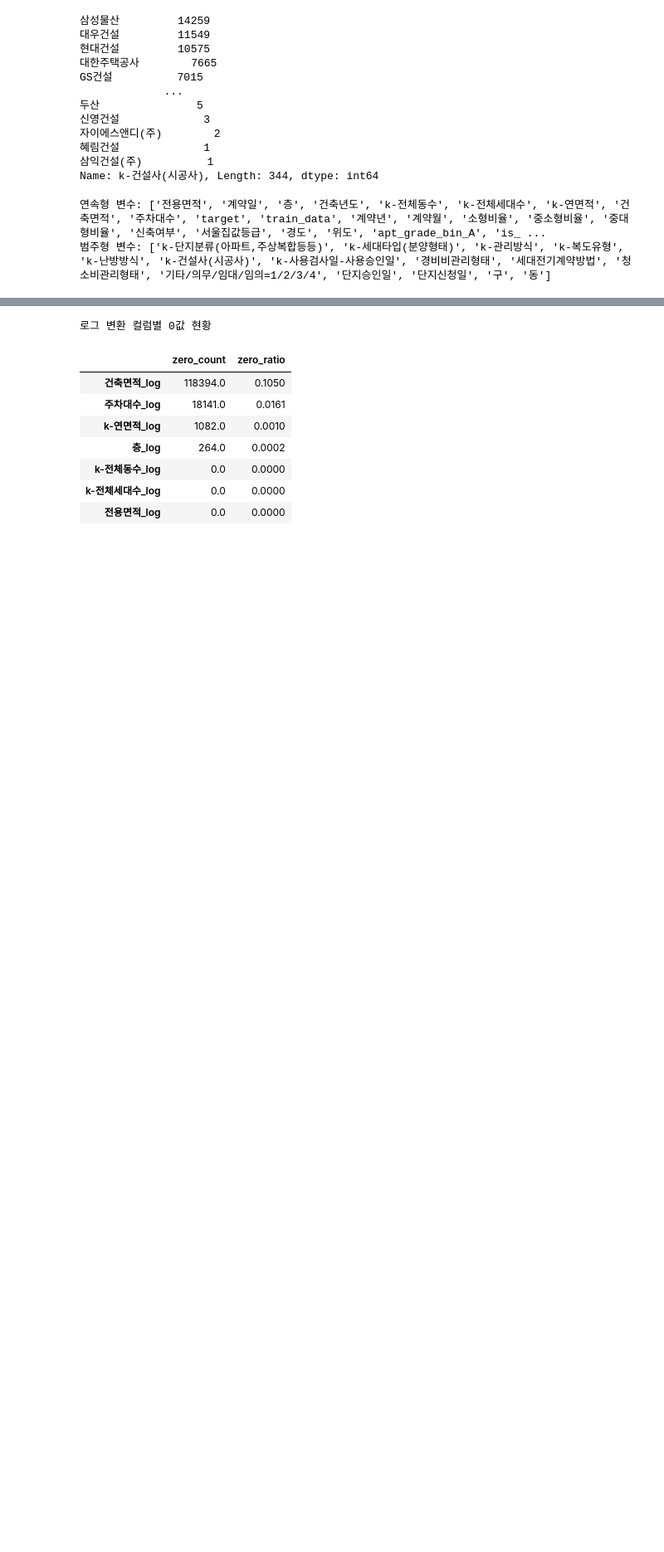
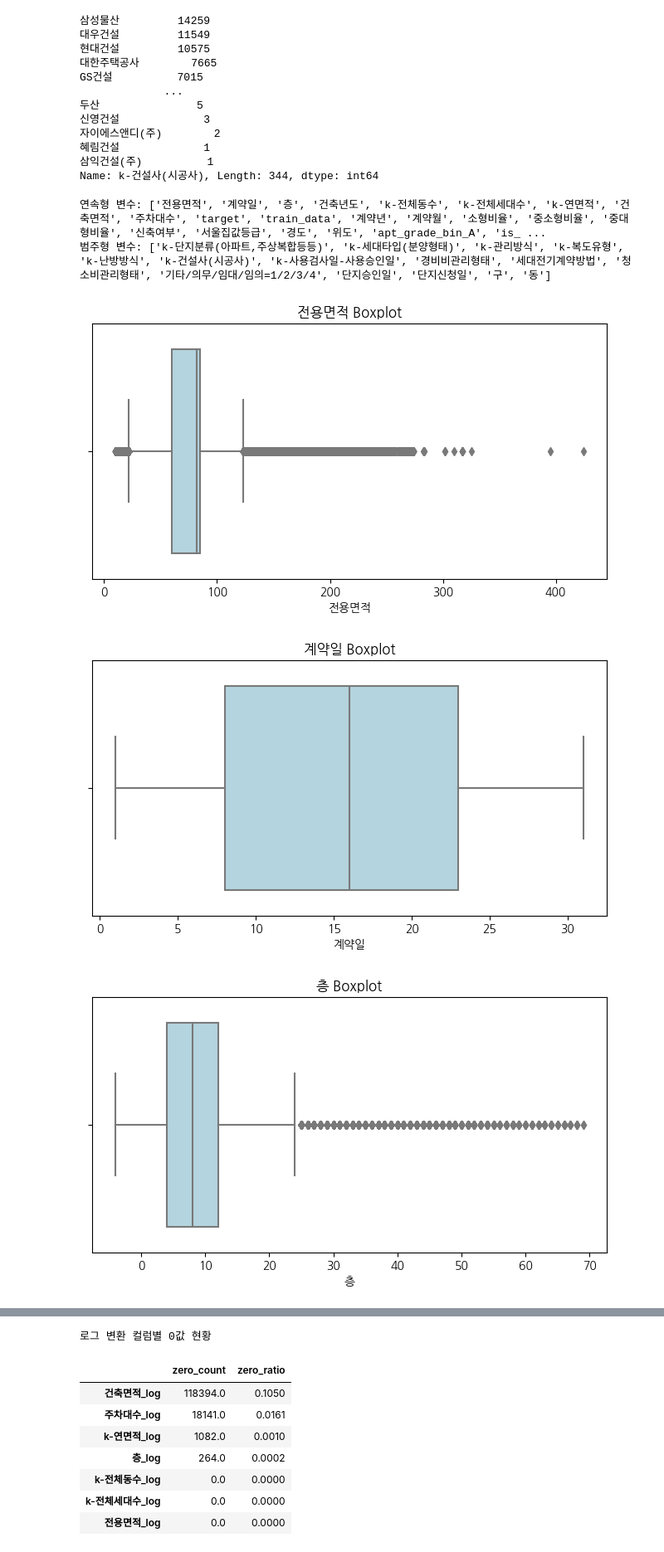
Before and after one commit to AIBootcamp16/upstage-ml-regression-sigma7, a Jupyter notebook: notebooks/hyoentae/lightgbm.ipynb, the cells around one changed output, grey strips where cells are left out. Shown at 83% size. Saved outputs shown, nothing was run; the diff lists cells and outputs as text; code cells hidden in the pictures; blank space fills up the shorter version.

```diff
--- a/notebooks/hyoentae/lightgbm.ipynb
+++ b/notebooks/hyoentae/lightgbm.ipynb
@@ -456,10 +439,18 @@ print("범주형 변수:", categorical_columns)
 연속형 변수: ['전용면적', '계약일', '층', '건축년도', 'k-전체동수', 'k-전체세대수', 'k-연면적', '건축면적', '주차대수', 'target', 'train_data', '계약년', '계약월', '소형비율', '중소형비율', '중대형비율', '신축여부', '서울집값등급', '경도', '위도', 'apt_grade_bin_A', 'is_ ...
 범주형 변수: ['k-단지분류(아파트,주상복합등등)', 'k-세대타입(분양형태)', 'k-관리방식', 'k-복도유형', 'k-난방방식', 'k-건설사(시공사)', 'k-사용검사일-사용승인일', '경비비관리형태', '세대전기계약방법', '청소비관리형태', '기타/의무/임대/임의=1/2/3/4', '단지승인일', '단지신청일', '구', '동']
 # %%
+import matplotlib
+
+matplotlib.rc('font', family='NanumGothic')
+plt.rcParams['axes.unicode_minus'] = False
+
 # 연속형 변수 시각화
 for col in continuous_columns:
     plt.figure(figsize=(8,4))
     sns.boxplot(data=train_main, x=col, color="lightblue")
     plt.title(f"{col} Boxplot")
     plt.show()
 # %% [output]
+[figure, new version]
+[figure, new version]
+[figure, new version]
```
Also changed, not shown: parts of 10 cells of this notebook.
